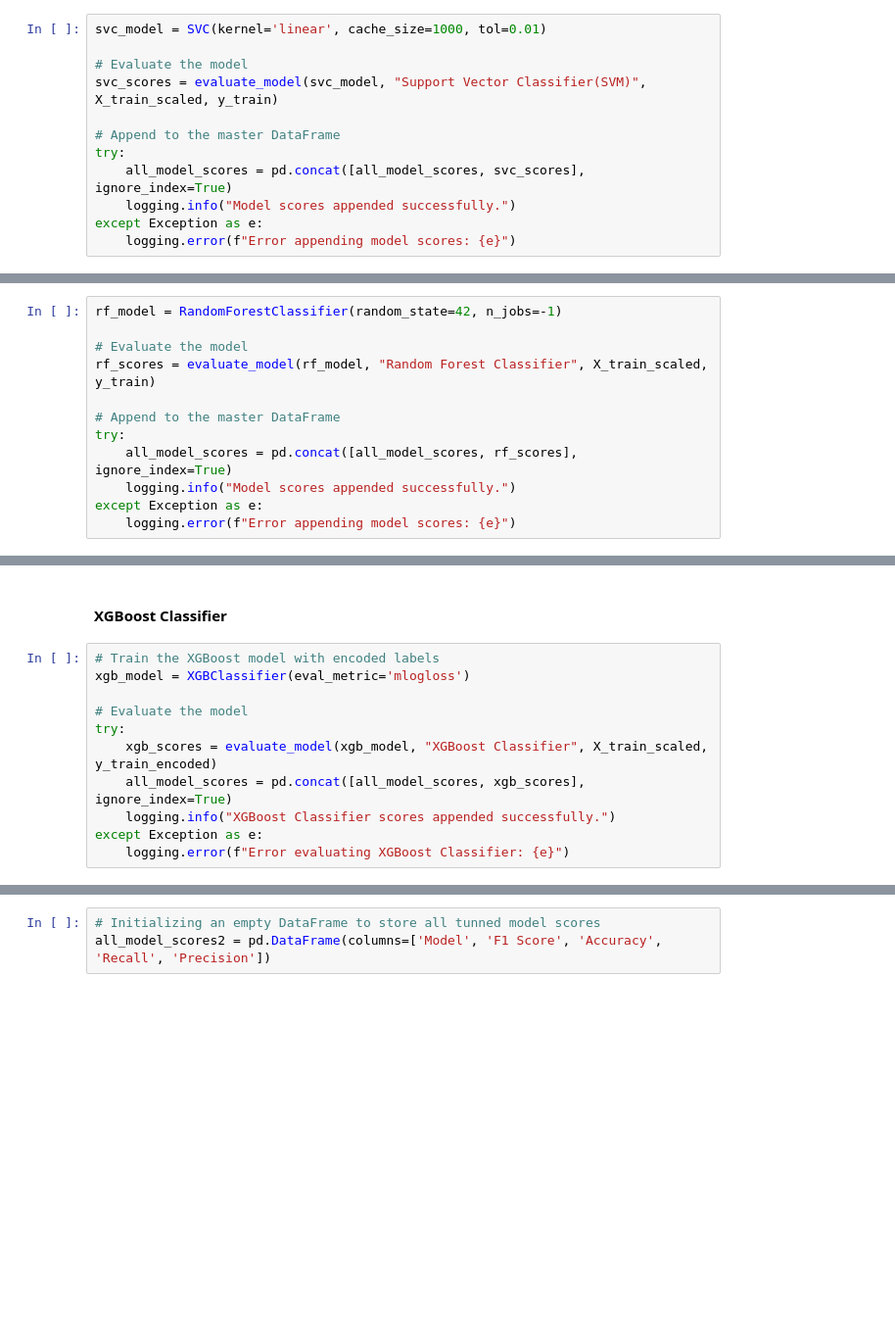
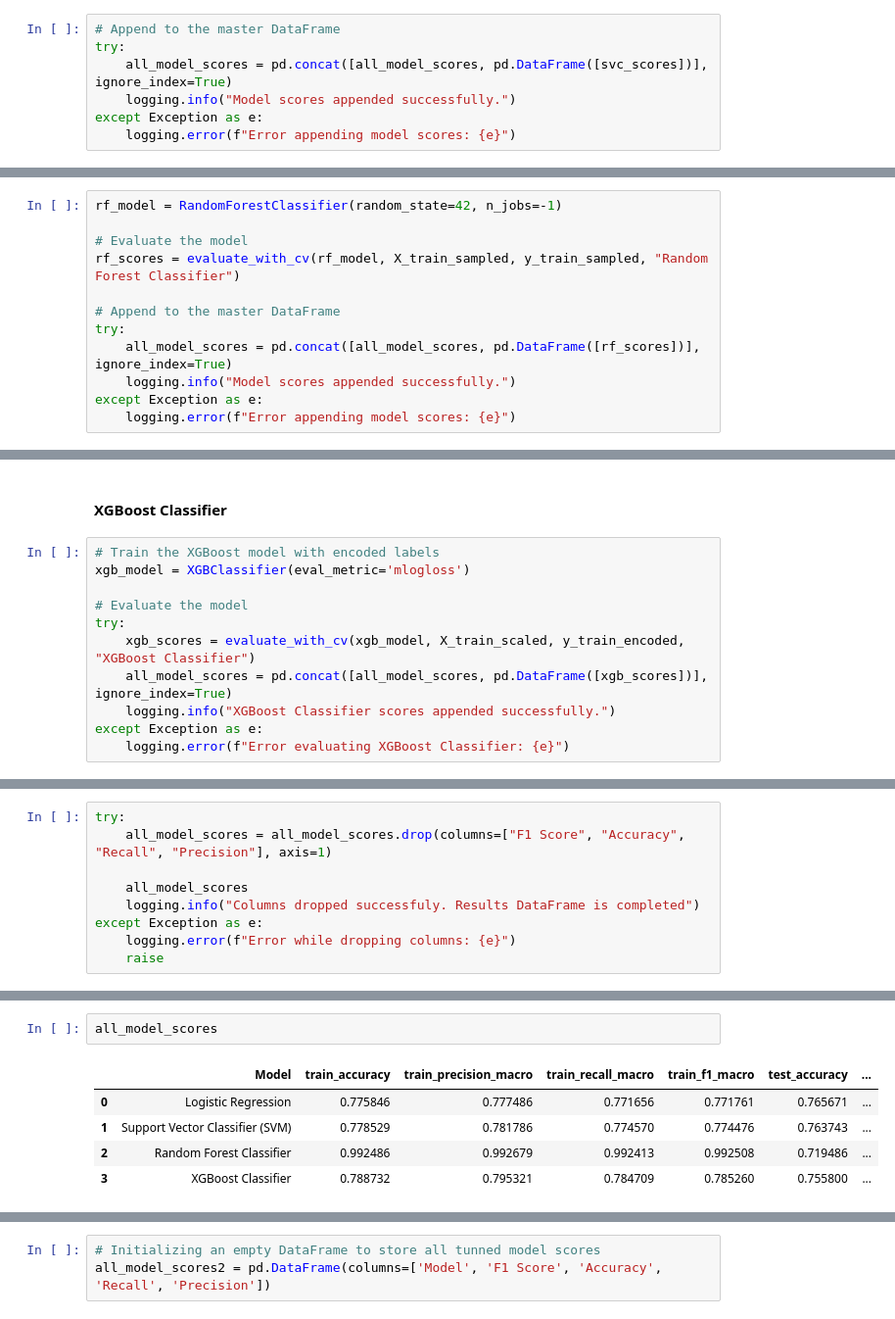
Before and after one commit to CamiloDS16/nlp-sentiment-analysis-X-csupport, a Jupyter notebook: notebooks/text-preprocessing-modeling.ipynb, the cells around one changed output, grey strips where cells are left out. Shown at 98% size. Saved outputs shown, nothing was run; the diff lists cells and outputs as text; blank space fills up the shorter version.

```diff
--- a/notebooks/text-preprocessing-modeling.ipynb
+++ b/notebooks/text-preprocessing-modeling.ipynb
@@ -334,12 +407,7 @@ except Exception as e:
 # %%
-svc_model = SVC(kernel='linear', cache_size=1000, tol=0.01)
-
-# Evaluate the model
-svc_scores = evaluate_model(svc_model, "Support Vector Classifier(SVM)", X_train_scaled, y_train)
-
 # Append to the master DataFrame
 try:
-    all_model_scores = pd.concat([all_model_scores, svc_scores], ignore_index=True)
+    all_model_scores = pd.concat([all_model_scores, pd.DataFrame([svc_scores])], ignore_index=True)
     logging.info("Model scores appended successfully.")
 except Exception as e:
     logging.error(f"Error appending model scores: {e}")
@@ -352,11 +419,11 @@ except Exception as e:
 rf_model = RandomForestClassifier(random_state=42, n_jobs=-1)
 
 # Evaluate the model
-rf_scores = evaluate_model(rf_model, "Random Forest Classifier", X_train_scaled, y_train)
+rf_scores = evaluate_with_cv(rf_model, X_train_sampled, y_train_sampled, "Random Forest Classifier")
 
 # Append to the master DataFrame
 try:
-    all_model_scores = pd.concat([all_model_scores, rf_scores], ignore_index=True)
+    all_model_scores = pd.concat([all_model_scores, pd.DataFrame([rf_scores])], ignore_index=True)
     logging.info("Model scores appended successfully.")
 except Exception as e:
     logging.error(f"Error appending model scores: {e}")
@@ -371,8 +437,8 @@ xgb_model = XGBClassifier(eval_metric='mlogloss')
 
 # Evaluate the model
 try:
-    xgb_scores = evaluate_model(xgb_model, "XGBoost Classifier", X_train_scaled, y_train_encoded)
-    all_model_scores = pd.concat([all_model_scores, xgb_scores], ignore_index=True)
+    xgb_scores = evaluate_with_cv(xgb_model, X_train_scaled, y_train_encoded,  "XGBoost Classifier")
+    all_model_scores = pd.concat([all_model_scores, pd.DataFrame([xgb_scores])], ignore_index=True)
     logging.info("XGBoost Classifier scores appended successfully.")
 except Exception as e:
     logging.error(f"Error evaluating XGBoost Classifier: {e}")
@@ -421,0 +447,9 @@ except Exception as e:
+# %%
+try:
+    all_model_scores = all_model_scores.drop(columns=["F1 Score", "Accuracy", "Recall", "Precision"], axis=1)
+
+    all_model_scores
+    logging.info("Columns dropped successfuly. Results DataFrame is completed")
+except Exception as e:
+    logging.error(f"Error while dropping columns: {e}")
+    raise
@@ -421,0 +458,8 @@ except Exception as e:
+# %%
+all_model_scores
+# %% [output]
+|  | Model | train_accuracy | train_precision_macro | train_recall_macro | train_f1_macro | test_accuracy | ... |
+| 0 | Logistic Regression | 0.775846 | 0.777486 | 0.771656 | 0.771761 | 0.765671 | ... |
+| 1 | Support Vector Classifier (SVM) | 0.778529 | 0.781786 | 0.774570 | 0.774476 | 0.763743 | ... |
+| 2 | Random Forest Classifier | 0.992486 | 0.992679 | 0.992413 | 0.992508 | 0.719486 | ... |
+| 3 | XGBoost Classifier | 0.788732 | 0.795321 | 0.784709 | 0.785260 | 0.755800 | ... |
```
Also changed, not shown: parts of 52 cells of this notebook, 14 other files.
